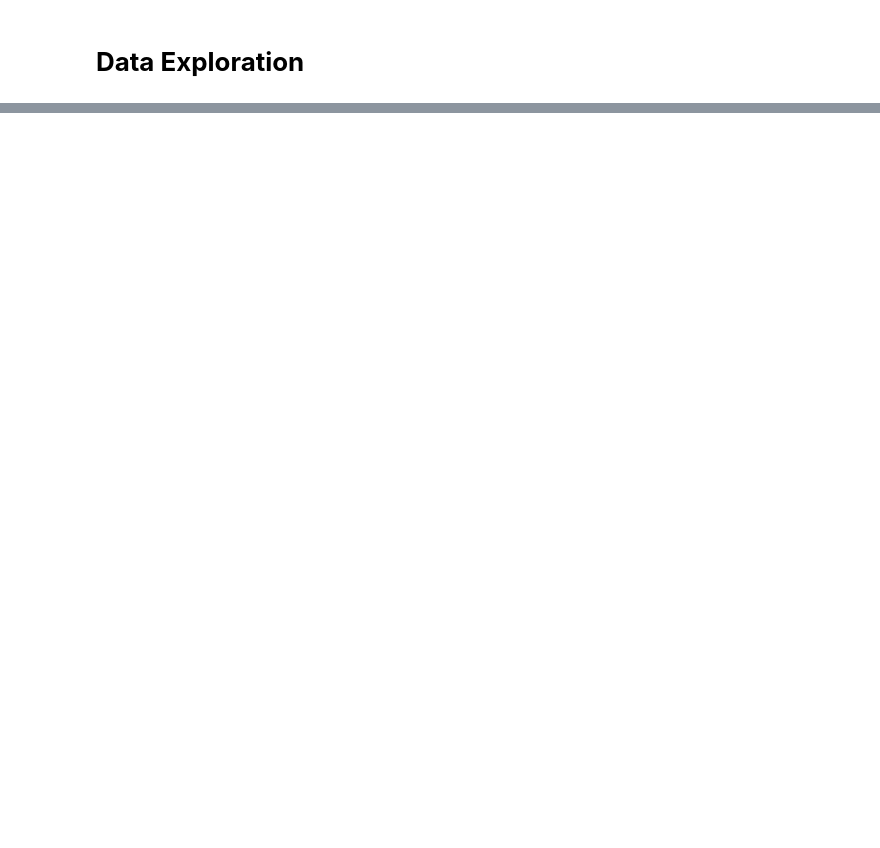
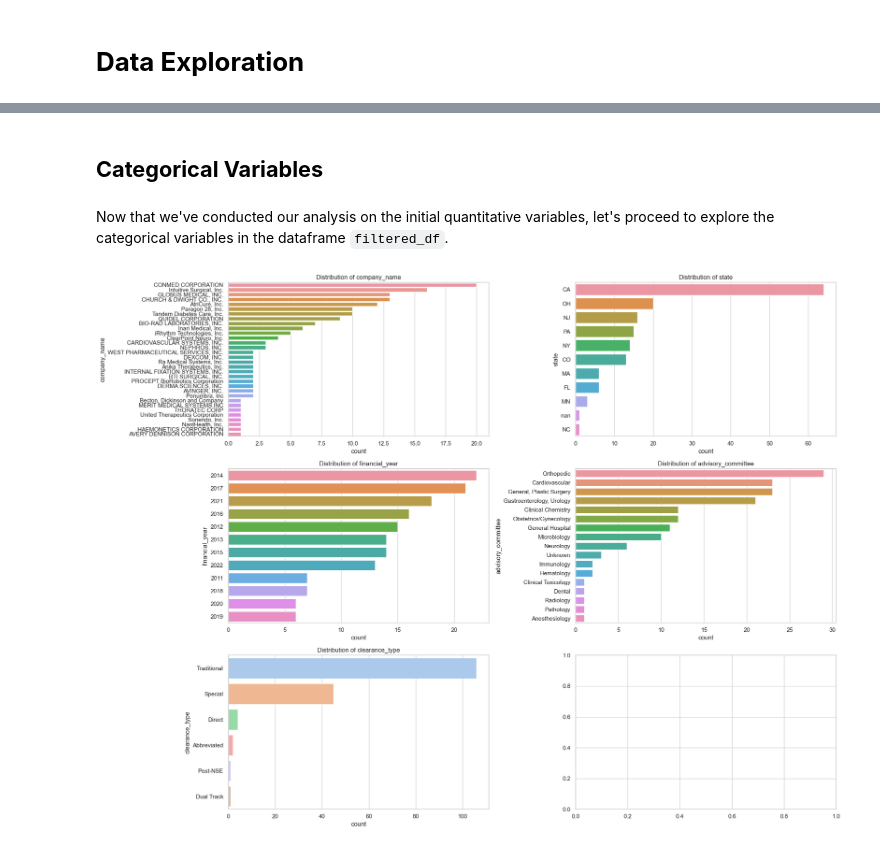
Before and after one commit to anly501/dsan-5000-project-bdools, a Jupyter notebook: DSAN-5000-Website/data-exploration/data-exploration.ipynb, the cells around one changed output, grey strips where cells are left out. Saved outputs shown, nothing was run; the diff lists cells and outputs as text; code cells hidden in the pictures; blank space fills up the shorter version.

```diff
--- a/DSAN-5000-Website/data-exploration/data-exploration.ipynb
+++ b/DSAN-5000-Website/data-exploration/data-exploration.ipynb
@@ -46,0 +274,20 @@ plt.show()
+# %%
+# Create a copy of the imputed data to avoid modifying the original dataframe
+filtered_df = imputed_df.copy()
+
+# Define a function to remove outliers based on IQR method
+def remove_outliers(df, column):
+    Q1 = df[column].quantile(0.25)
+    Q3 = df[column].quantile(0.75)
+    IQR = Q3 - Q1
+    lower_bound = Q1 - 1.5 * IQR
+    upper_bound = Q3 + 1.5 * IQR
+    return df[(df[column] >= lower_bound) & (df[column] <= upper_bound)]
+
+# Remove outliers from the selected quantitative variables
+for var in quantitative_vars:
+    filtered_df = remove_outliers(filtered_df, var)
+
+# Display the first few rows of the filtered data
+filtered_df.head()
+filtered_df.info()
@@ -46,0 +360,20 @@ plt.show()
+# %% [markdown]
+## **Categorical Variables**
+# %% [markdown]
+Now that we've conducted our analysis on the initial quantitative variables, let's proceed to explore the categorical variables in the dataframe `filtered_df`.
+# %%
+# Define the list of qualitative variables
+qualitative_vars = ['company_name', 'state', 'financial_year', 'advisory_committee', 'clearance_type']
+
+# 2. Data Visualization: Plot bar charts for qualitative variables
+fig, axes = plt.subplots(nrows=3, ncols=2, figsize=(20, 15))
+
+for idx, var in enumerate(qualitative_vars):
+    row, col = divmod(idx, 2)
+    sns.countplot(y=filtered_df[var], ax=axes[row, col], order=filtered_df[var].value_counts().index)
+    axes[row, col].set_title(f'Distribution of {var}')
+
+plt.tight_layout()
+plt.show()
+# %% [output]
+[figure, added]
```
Also changed, not shown: parts of 44 cells of this notebook, 50 other files.
